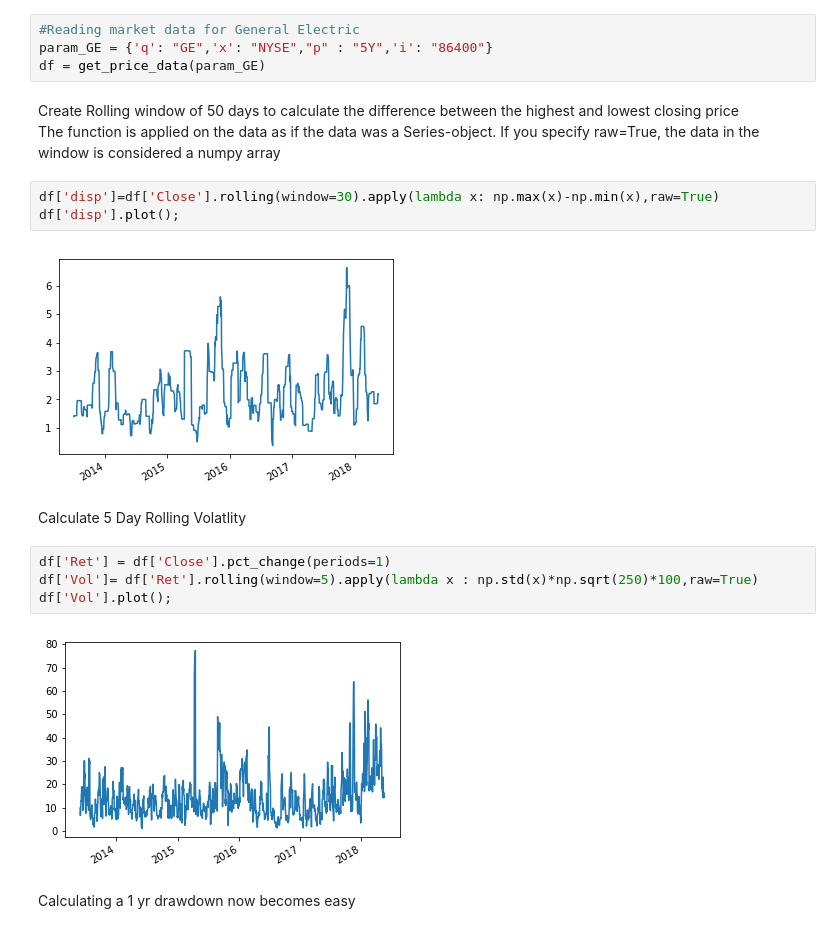
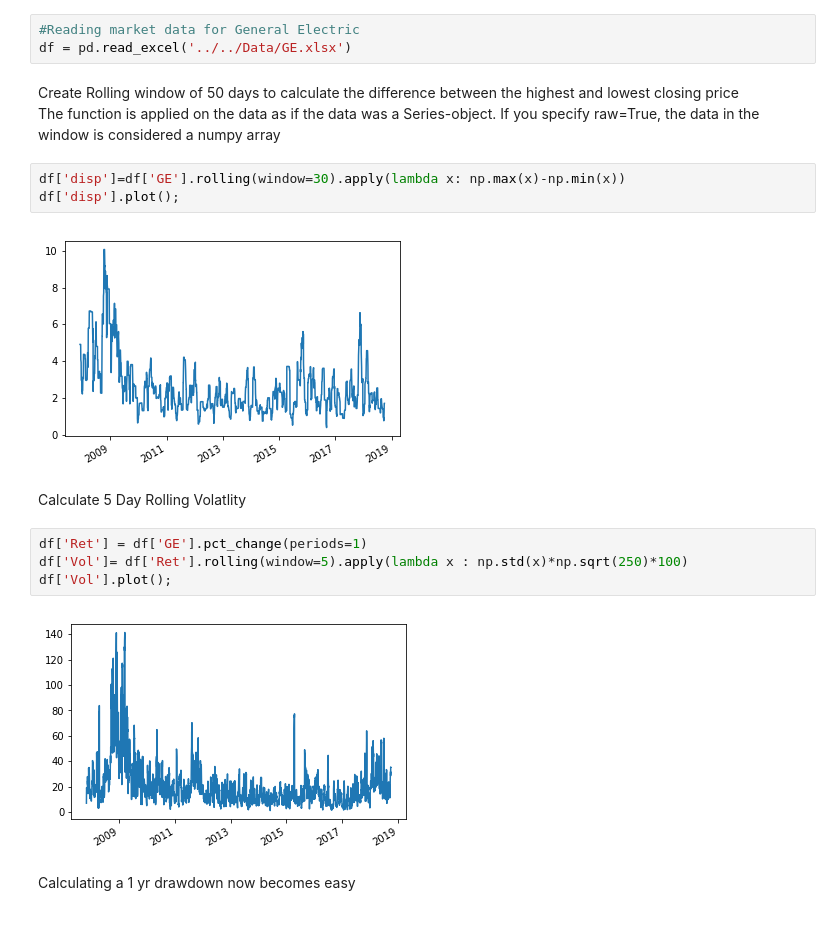
Before and after one commit to RiskConcile/workshop, a Jupyter notebook: Exercises/1.Machine Learning/Code/0.General/3.Rolling Windows.ipynb, the cells around one changed output. Saved outputs shown, nothing was run; the diff lists cells and outputs as text.

```diff
--- a/Exercises/1.Machine Learning/Code/0.General/3.Rolling Windows.ipynb
+++ b/Exercises/1.Machine Learning/Code/0.General/3.Rolling Windows.ipynb
@@ -10,24 +9,23 @@ import numpy as np
 <h1> Rolling Windows</h1><br>
 # %%
 #Reading market data for General Electric
-param_GE = {'q': "GE",'x': "NYSE","p" : "5Y",'i': "86400"}
-df = get_price_data(param_GE)
+df = pd.read_excel('../../Data/GE.xlsx')
 # %% [markdown]
 Create Rolling window of 50 days to calculate the difference between the highest and lowest closing price<br>
 The function is applied on the data as if the data was a Series-object. If you specify raw=True, the data in the window is considered a numpy array
 # %%
-df['disp']=df['Close'].rolling(window=30).apply(lambda x: np.max(x)-np.min(x),raw=True)
+df['disp']=df['GE'].rolling(window=30).apply(lambda x: np.max(x)-np.min(x))
 df['disp'].plot();
 # %% [output]
-[figure, old version]
+[figure, new version]
 # %% [markdown]
 Calculate 5 Day Rolling Volatlity
 # %%
-df['Ret'] = df['Close'].pct_change(periods=1)
-df['Vol']= df['Ret'].rolling(window=5).apply(lambda x : np.std(x)*np.sqrt(250)*100,raw=True)
+df['Ret'] = df['GE'].pct_change(periods=1)
+df['Vol']= df['Ret'].rolling(window=5).apply(lambda x : np.std(x)*np.sqrt(250)*100)
 df['Vol'].plot();
 # %% [output]
-[figure, old version]
+[figure, new version]
 # %% [markdown]
 Calculating a 1 yr drawdown now becomes easy
 # %%
```
Also changed, not shown: parts of 2 cells of this notebook, 33 other files.
